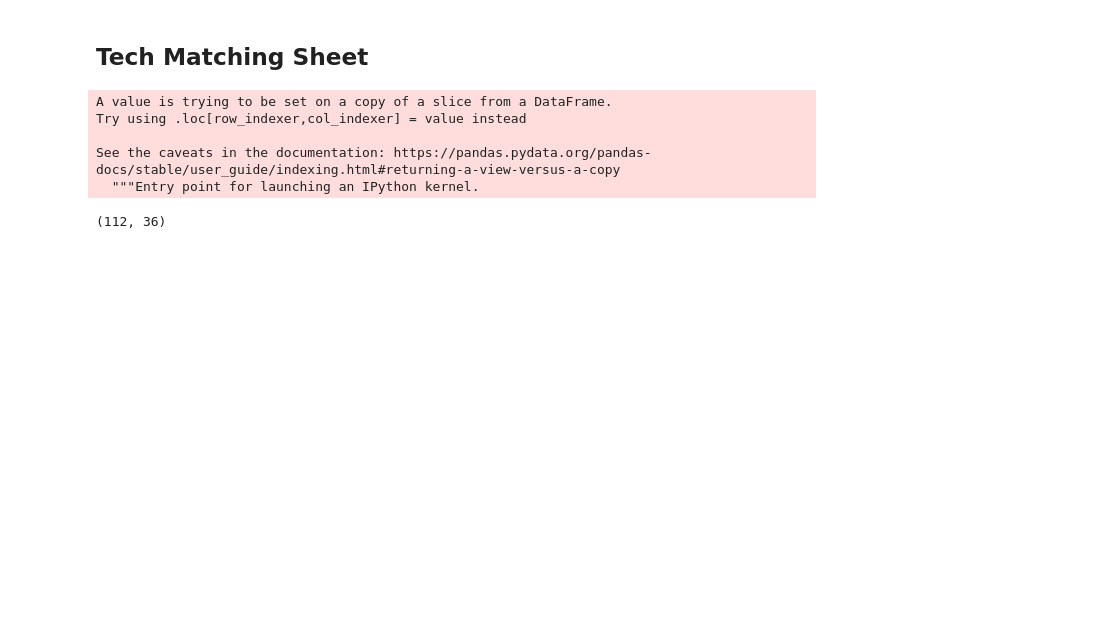
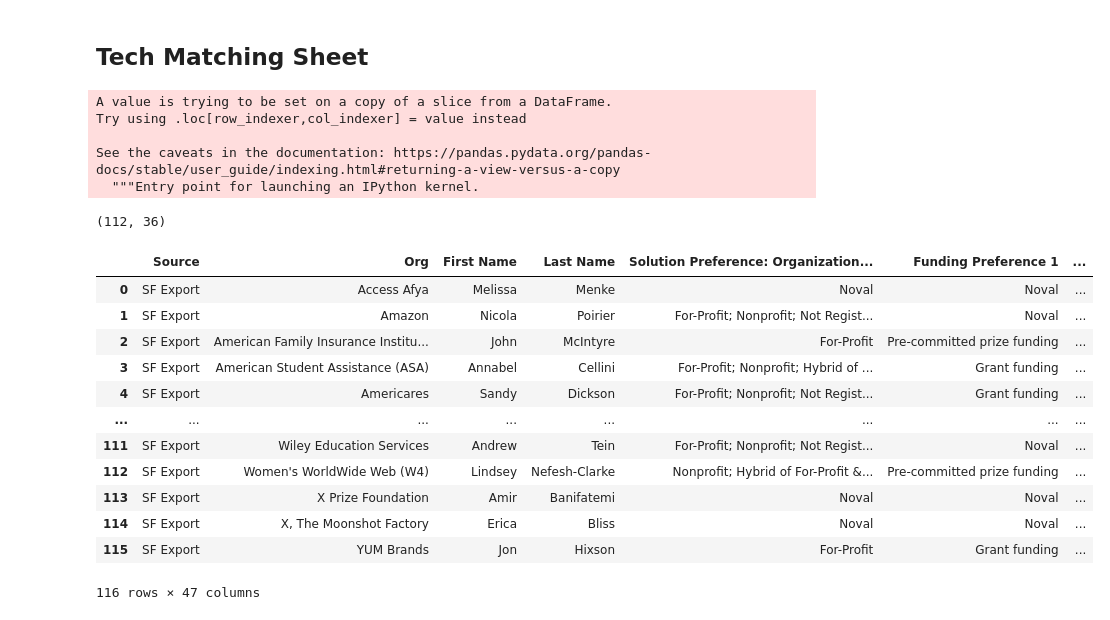
Before and after one commit to vsathwikm/Plotly_MIT_Solve_Heroku, a Jupyter notebook: notebooks/data_cleaning2021.ipynb, the cells around one changed output. Saved outputs shown, nothing was run; the diff lists cells and outputs as text; code cells hidden in the pictures; blank space fills up the shorter version.

Commit message:
adding 2021 data

```diff
--- a/notebooks/data_cleaning2021.ipynb
+++ b/notebooks/data_cleaning2021.ipynb
@@ -448,3 +448,19 @@ See the caveats in the documentation: https://pandas.pydata.org/pandas-docs/stab
 partner_data_updated.to_excel("partner_data_2021.xlsx")
 # %%
 solver_data_updated.to_excel("solver_data_2021.xlsx")
+# %%
+partner_data_updated
+# %% [output]
+|  | Source | Org | First Name | Last Name | Solution Preference: Organization... | Funding Preference 1 | ... |
+| 0 | SF Export | Access Afya | Melissa | Menke | Noval | Noval | ... |
+| 1 | SF Export | Amazon | Nicola | Poirier | For-Profit; Nonprofit; Not Regist... | Noval | ... |
+| 2 | SF Export | American Family Insurance Institu... | John | McIntyre | For-Profit | Pre-committed prize funding | ... |
+| 3 | SF Export | American Student Assistance (ASA) | Annabel | Cellini | For-Profit; Nonprofit; Hybrid of ... | Grant funding | ... |
+| 4 | SF Export | Americares | Sandy | Dickson | For-Profit; Nonprofit; Not Regist... | Grant funding | ... |
+| ... | ... | ... | ... | ... | ... | ... | ... |
+| 111 | SF Export | Wiley Education Services | Andrew | Tein | For-Profit; Nonprofit; Not Regist... | Noval | ... |
+| 112 | SF Export | Women's WorldWide Web (W4) | Lindsey | Nefesh-Clarke | Nonprofit; Hybrid of For-Profit &... | Pre-committed prize funding | ... |
+| 113 | SF Export | X Prize Foundation | Amir | Banifatemi | Noval | Noval | ... |
+| 114 | SF Export | X, The Moonshot Factory | Erica | Bliss | Noval | Noval | ... |
+| 115 | SF Export | YUM Brands | Jon | Hixson | For-Profit | Grant funding | ... |
+116 rows × 47 columns
```
Also changed, not shown: parts of 1 cell of this notebook, 3 other files.
